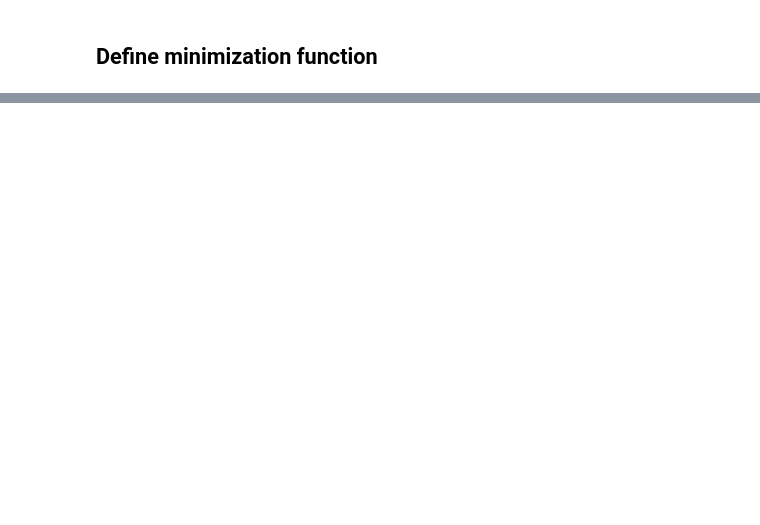
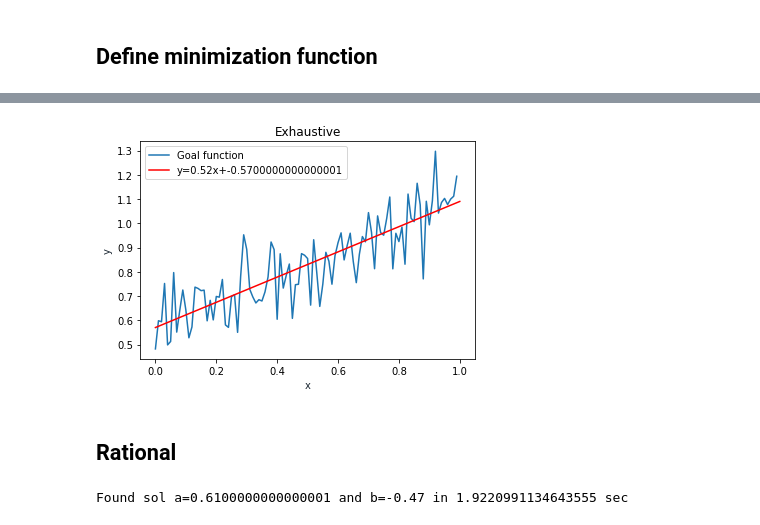
Before and after one commit to AlexKaravaev/ifmo, a Jupyter notebook: master/analysis_and_developmet_of_algorithms/tasks/task_2/task_2.ipynb, the cells around one changed output, grey strips where cells are left out. Cells and saved outputs as stored; diff of their text form; code cells hidden in the pictures; blank space fills up the shorter version.

```diff
--- a/master/analysis_and_developmet_of_algorithms/tasks/task_2/task_2.ipynb
+++ b/master/analysis_and_developmet_of_algorithms/tasks/task_2/task_2.ipynb
@@ -215,0 +252,19 @@ plt.show()
+# %%
+def exhaustive_two(f, range_, tol, y_k):
+    a_a,b_a = range_
+    a_b,b_b = range_
+    n = int((b_a-a_a)/tol)
+
+    min_f = None
+    min_x = None
+
+    for i in range(n):
+        for j in range(n):
+            x1 = a_a + i*(b_a-a_a)/n
+            x2 = a_b + j*(b_b-a_b)/n
+            x=[x1,x2]
+            fx = f(x, y_k)
+            if not min_x or fx<min_f:
+                min_f = fx
+                min_x = x
+    return min_x, k
@@ -215,0 +279,30 @@ plt.show()
+# %%
+t = np.arange(0.0, 1.0, 0.01)
+
+fig, ax = plt.subplots()
+ax.plot(t, y_k,label='Goal function')
+ax.legend()
+ax.set(xlabel='x', ylabel='y',
+       title='f')
+ax.grid()
+
+
+x = np.linspace(0,1,100)
+y = res[0][0]*x-res[0][1]
+plt.plot(x, y, '-r', label=f'y={res[0][0]}x+{res[0][1]}')
+plt.title('Exhaustive')
+plt.xlabel('x', color='#1C2833')
+plt.ylabel('y', color='#1C2833')
+plt.legend(loc='upper left')
+plt.grid()
+plt.show()
+# %% [output]
+[figure, added]
+# %% [markdown]
+## Rational
+# %%
+start_time = time.time()
+res = exhaustive_two(D_r, [-1.0,1.0], 0.01,y_k)
+print(f"Found sol a={res[0][0]} and b={res[0][1]} in {time.time()-start_time} sec")
+# %% [output]
+Found sol a=0.6100000000000001 and b=-0.47 in 1.9220991134643555 sec
```
Also changed, not shown: parts of 28 cells of this notebook.
